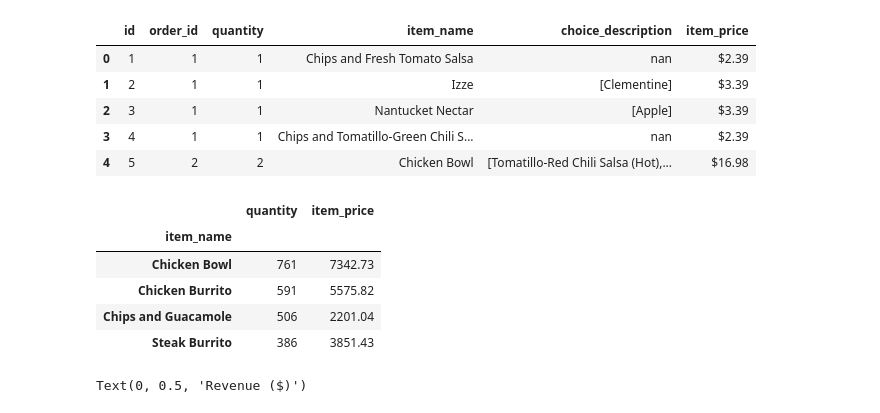
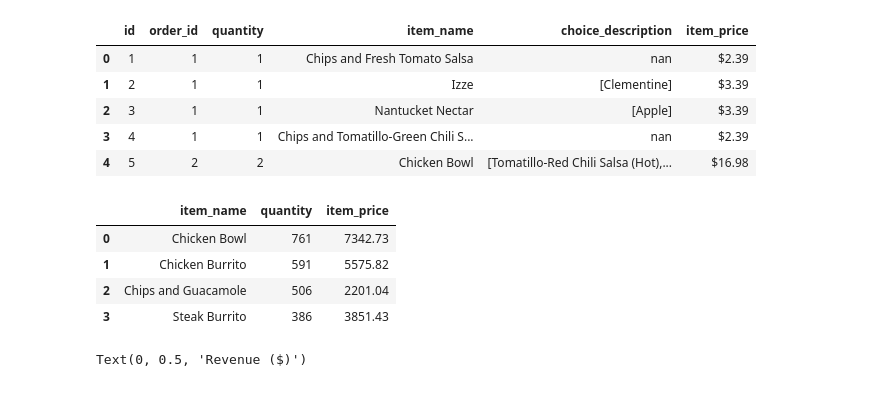
Before and after one commit to datastraine/numpy-pandas-visualization-exercises, a Jupyter notebook: seaborn_exercises.ipynb, the cells around one changed output. Saved outputs shown, nothing was run; the diff lists cells and outputs as text; code cells hidden in the pictures.

```diff
--- a/seaborn_exercises.ipynb
+++ b/seaborn_exercises.ipynb
@@ -201,16 +187,18 @@ chipotle.head()
 # %%
 chipotle['item_price'] = chipotle['item_price'].str.replace('$', "").astype(float)
 
 
 top4_counts = chipotle.groupby('item_name')[['quantity', 'item_price']].sum().sort_values('quantity', ascending=False).head(4)
+# Reset the index
+top4_counts = top4_counts.reset_index()
+#print results
 top4_counts
 # %% [output]
-|  | quantity | item_price |
-| item_name |  |  |
-| Chicken Bowl | 761 | 7342.73 |
-| Chicken Burrito | 591 | 5575.82 |
-| Chips and Guacamole | 506 | 2201.04 |
-| Steak Burrito | 386 | 3851.43 |
+|  | item_name | quantity | item_price |
+| 0 | Chicken Bowl | 761 | 7342.73 |
+| 1 | Chicken Burrito | 591 | 5575.82 |
+| 2 | Chips and Guacamole | 506 | 2201.04 |
+| 3 | Steak Burrito | 386 | 3851.43 |
 # %%
 # top4_counts.reset_index(inplace=True)
 
```
Also changed, not shown: parts of 5 cells of this notebook.
